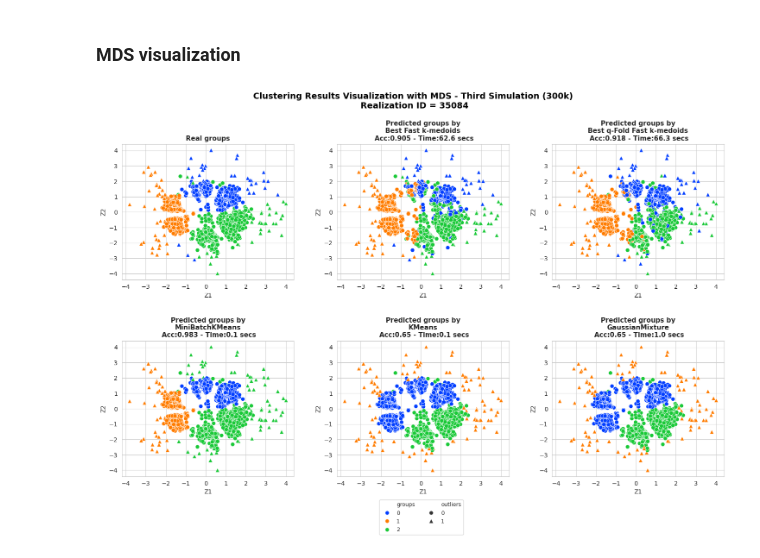
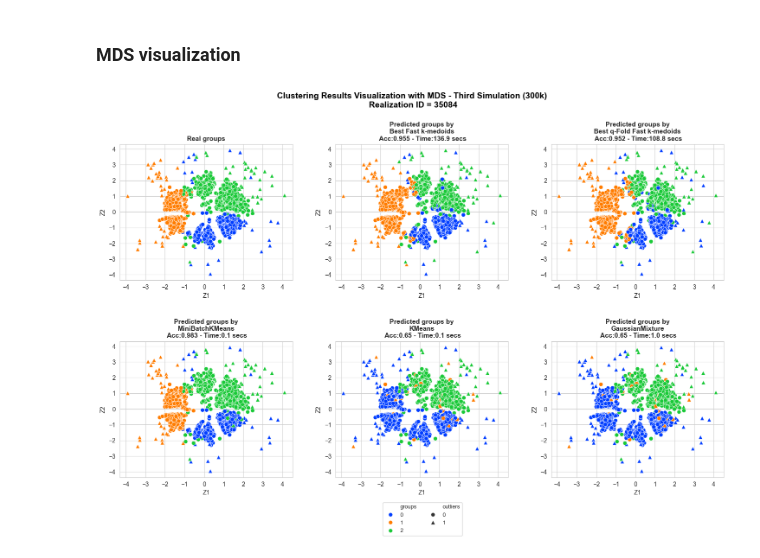
Before and after one commit to FabioScielzoOrtiz/db-robust-clust-paper-code, a Jupyter notebook: experiments/simulations/experiments_simulation_3.ipynb, the cells around one changed output. Saved outputs shown, nothing was run; the diff lists cells and outputs as text; code cells hidden in the pictures.

```diff
--- a/experiments/simulations/experiments_simulation_3.ipynb
+++ b/experiments/simulations/experiments_simulation_3.ipynb
@@ -602,7 +602,7 @@ print(' split_ratio', split_ratio, '\n', 'best_n_splits', best_n_splits, '\n', '
 # %% [markdown]
 ## Experiment 4: Empirical comparison to other existing algorithms
 # %%
-run_experiment_4 = False
+run_experiment_4 = True
 # %%
 from FastKmedoids.models import FastKmedoidsGGower, FoldFastKmedoidsGGower
 from sklearn_extra.cluster import KMedoids, CLARA
@@ -1249,9 +1246,10 @@ X, y, outliers_idx = get_simulation_4(random_state=random_state_mds, return_outl
 
 mds = MDS(n_components=2, dissimilarity='precomputed', random_state=random_state_mds)
 
-fastGG = FastGGowerDistMatrix(frac_sample_size=0.008, random_state=random_state_mds, p1=4, p2=2, p3=2,
-                 d1='robust_mahalanobis', d2='sokal', d3='hamming',
-                 robust_method='winsorized', alpha=0.05)
+fastGG = FastGGowerDistMatrix(frac_sample_size=0.008, random_state=100,
+                              p1=4, p2=2, p3=2,
+                              d1='robust_mahalanobis', d2='sokal', d3='hamming',
+                              robust_method='winsorized', alpha=0.05)
 
 fastGG.compute(X)
 
@@ -1277,21 +1275,21 @@ accuracy_dict = {names_to_plot[method]: results[random_state_mds]['adj_accuracy'
 time_dict = {names_to_plot[method]: results[random_state_mds]['time'][method] for method in methods_to_plot}
 # %%
 plot_filename = f'mds_plot_exp_4_simu_4_{file_id}.png'
-results_folder_path = os.path.join(current_path, '..', 'results', 'results_experiment_4', 'simulation_3')
+results_folder_path = os.path.join(current_path, '..', '..', 'results', 'results_experiment_4', 'simulation_3')
 plot_save_path = os.path.join(results_folder_path, plot_filename)
 
 clustering_MDS_plot_multiple_methods(X_mds=X_mds, y_pred=y_pred_dict,
                                      y_true=y[fastGG.sample_index],
                                      title=f"Clustering Results Visualization with MDS - Third Simulation (300k)\n Realization ID = {random_state_mds}",
                                      accuracy=accuracy_dict, time=time_dict, n_rows=2,
                                      figsize=(18,10), bbox_to_anchor=(0.75,-1.9),
                                      title_size=14, title_weight='bold',
                                      subtitles_size=11,
                                      points_size=45, title_height=1,
                                      wspace=0.25, hspace=0.45,
                                      outliers_boolean=outliers_bool[fastGG.sample_index],
                                      n_cols_legend=2, legend_title='', legend_size=9,
                                      save = True, file_name = plot_save_path
 )
 # %% [output]
-[figure, old version]
+[figure, new version]
```
Also changed, not shown: parts of 5 cells of this notebook, 2 other files.
